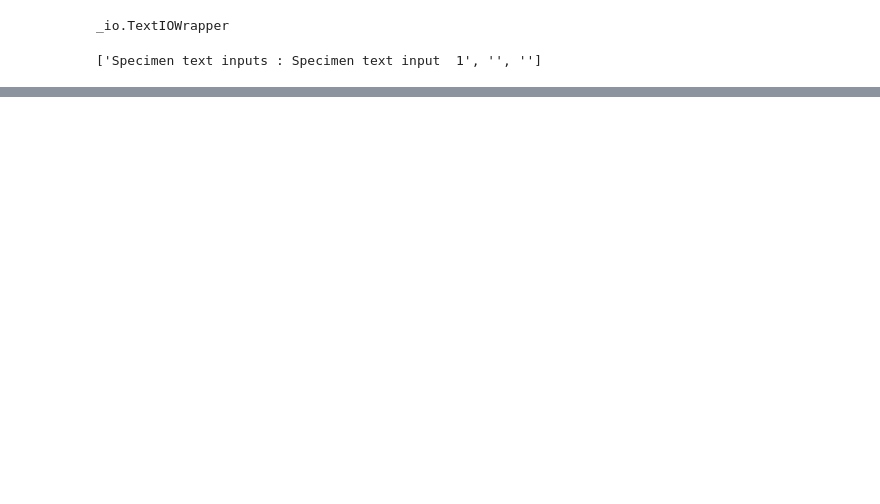
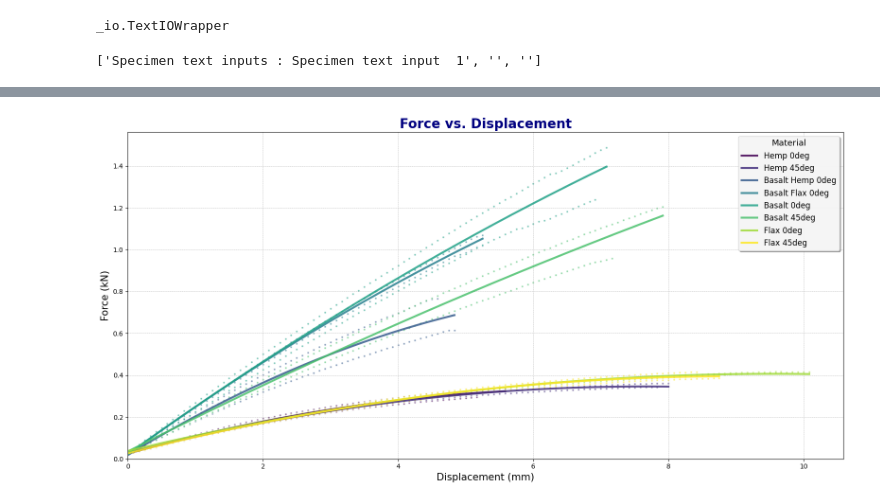
Before and after one commit to jamesbardin/ts_t, a Jupyter notebook: flexural.ipynb, the cells around one changed output, grey strips where cells are left out. Saved outputs shown, nothing was run; the diff lists cells and outputs as text; code cells hidden in the pictures; blank space fills up the shorter version.

```diff
--- a/flexural.ipynb
+++ b/flexural.ipynb
@@ -182,0 +261,40 @@ File has been processed and saved.
+# %%
+import numpy as np
+import matplotlib.pyplot as plt
+from scipy.stats import linregress
+
+plt.style.use('default')  # Use a more sophisticated style
+
+unique_materials = combined_df['Material_ID'].unique()
+colors = plt.cm.viridis(np.linspace(0, 1, len(unique_materials)))  # Use viridis colormap
+
+color_map = dict(zip(unique_materials, colors))
+
+plt.figure(figsize=(16, 8), dpi=100)  # Increased figure size and resolution
+plt.title('Force vs. Displacement', fontsize=20, fontweight='bold', color='navy')
+plt.xlabel('Displacement (mm)', fontsize=15)
+plt.ylabel('Force (kN)', fontsize=15)
+plt.grid(True, which='both', linestyle='--', linewidth=0.5)  # Improved grid visibility
+
+# Plot all data points with enhanced styles
+for material_id in unique_materials:
+    material_data = combined_df[combined_df['Material_ID'] == material_id]
+    plt.scatter(material_data['Displacement'], material_data['Force'], color=color_map[material_id], alpha=0.6, s=10, edgecolor='w')
+
+    p = np.polynomial.Polynomial.fit(material_data['Displacement'], material_data['Force'], 2)
+    x = np.linspace(material_data['Displacement'].min(), material_data['Displacement'].max(), 100)
+    y = p(x)
+    plt.plot(x, y, color=color_map[material_id], linewidth=3, label=f'{material_id}', alpha=0.85)  # Increased line visibility
+
+handles, labels = plt.gca().get_legend_handles_labels()
+by_label = dict(zip(labels, handles))
+legend = plt.legend(by_label.values(), by_label.keys(), title="Material", fontsize=12, title_fontsize='13', loc='best', shadow=True)
+legend.get_frame().set_alpha(0.9)  # Semi-transparent legend
+
+plt.xlim(0)
+plt.ylim(0)
+plt.tight_layout()
+# plt.savefig('figs/scatter_with_fitting_line_per_material_sexy.png')
+plt.show()
+# %% [output]
+[figure, added]
```
Also changed, not shown: parts of 14 cells of this notebook.
